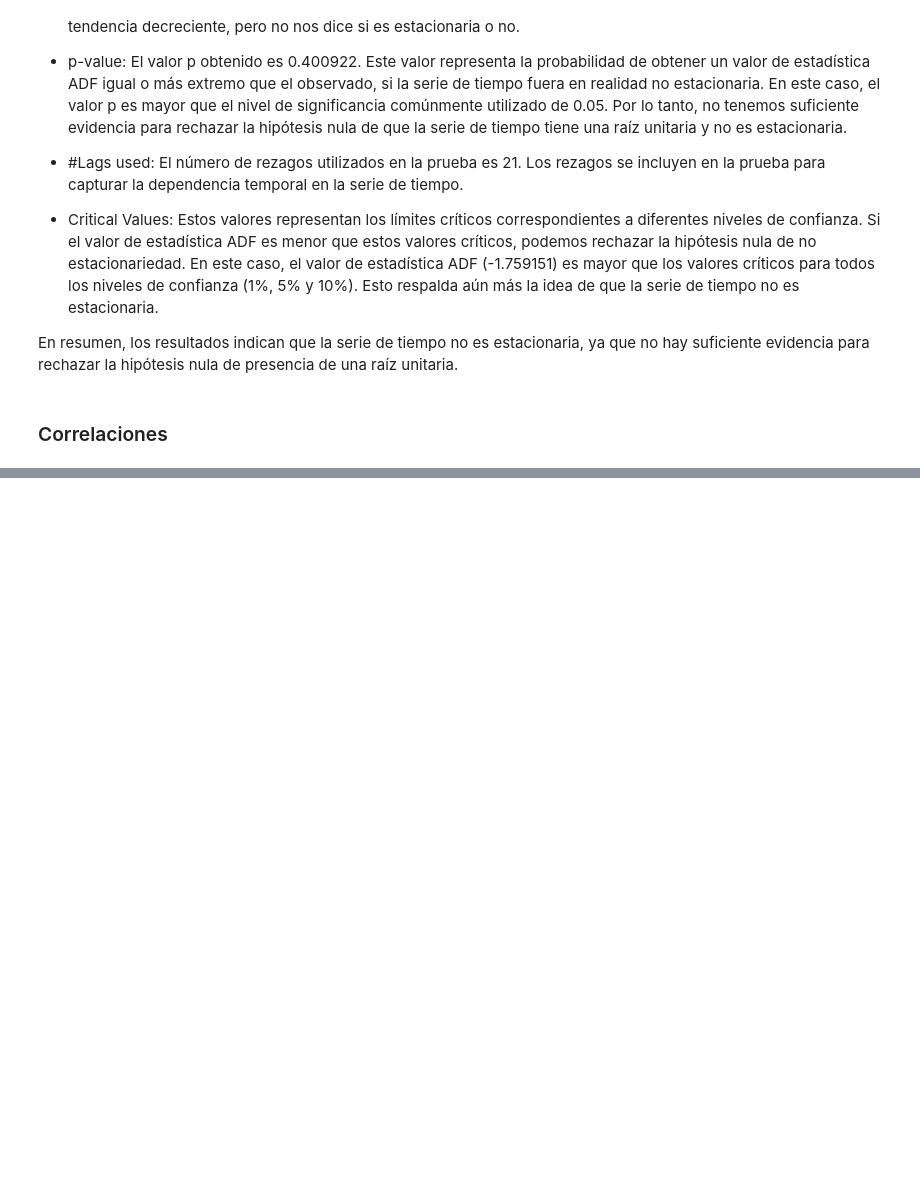
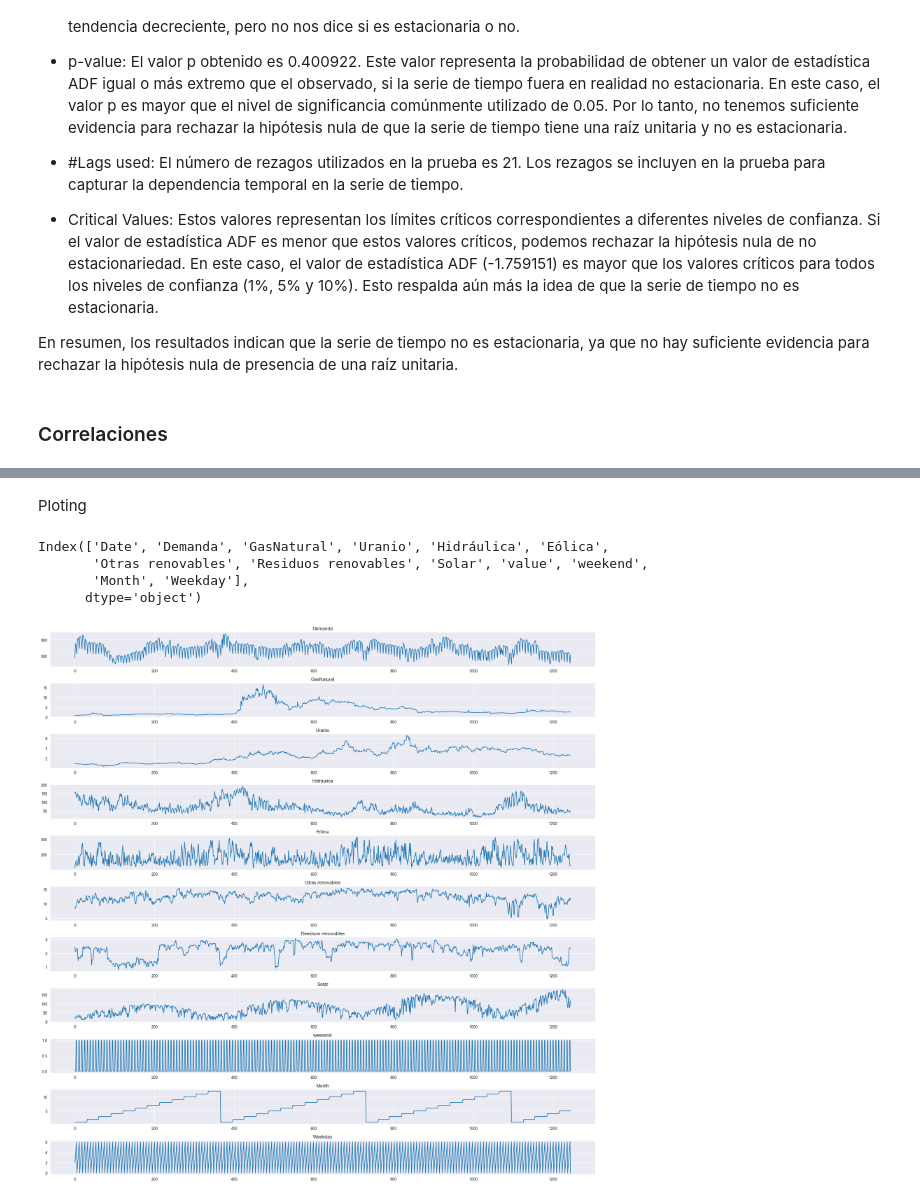
Before and after one commit to carolinariveraa/proyecto_final, a Jupyter notebook: datasetfinal.ipynb, the cells around one changed output, grey strips where cells are left out. Saved outputs shown, nothing was run; the diff lists cells and outputs as text; code cells hidden in the pictures; blank space fills up the shorter version.

```diff
--- a/datasetfinal.ipynb
+++ b/datasetfinal.ipynb
@@ -63,3 +66,7 @@ merged_df.head()
+# %%
+merged_df['Month'] = merged_df['Date'].dt.month
+merged_df['Weekday'] = merged_df['Date'].dt.weekday
+merged_df['Year'] = merged_df['Date'].dt.year
 # %% [markdown]
 ## Demanda vs Price
 # %%
@@ -233,0 +252,25 @@ df_final.interpolate(method='linear', limit_direction='forward', inplace=True, a
+# %% [markdown]
+Ploting
+# %%
+merged_df.columns
+# %% [output]
+Index(['Date', 'Demanda', 'GasNatural', 'Uranio', 'Hidráulica', 'Eólica',
+       'Otras renovables', 'Residuos renovables', 'Solar', 'value', 'weekend',
+       'Month', 'Weekday'],
+      dtype='object')
+# %%
+considered_features = ['Demanda', 'GasNatural', 'Uranio', 'Hidráulica', 'Eólica',
+       'Otras renovables', 'Residuos renovables', 'Solar', 'weekend', 'Month', 'Weekday']
+# %%
+values = merged_df[considered_features].values
+
+# Plot time-series of considered features
+plt.figure(figsize=(20, 20))
+for i in range(values.shape[1]):
+    plt.subplot(values.shape[1], 1, i+1)
+    plt.plot(values[:, i])
+    plt.title(considered_features[i])
+plt.tight_layout()
+plt.show()
+# %% [output]
+[figure, added]
```
Also changed, not shown: parts of 31 cells of this notebook, 1 other file.
